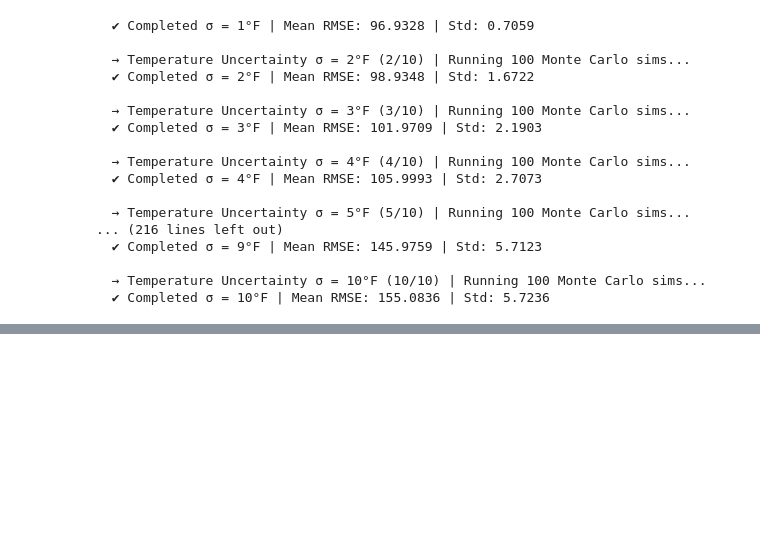
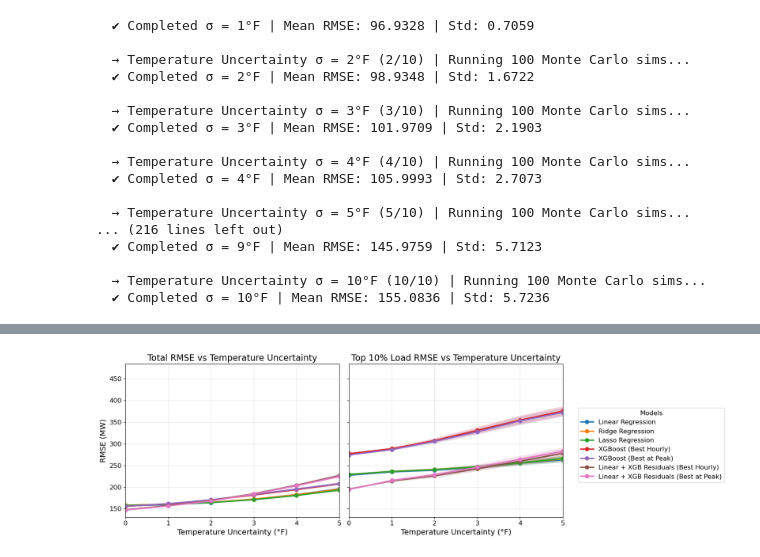
Before and after one commit to AmritpalSNijjar/load_forecasting, a Jupyter notebook: notebooks/day_ahead_model_analysis.ipynb, the cells around one changed output, grey strips where cells are left out. Cells and saved outputs as stored; diff of their text form; code cells hidden in the pictures; blank space fills up the shorter version.

```diff
--- a/notebooks/day_ahead_model_analysis.ipynb
+++ b/notebooks/day_ahead_model_analysis.ipynb
@@ -600,0 +565,7 @@ plt.show()
+# %%
+top_10_pct_load_df = pd.read_csv("../data/results/day_ahead_temp_uncertainty_filter_top_10_pct_load.csv")
+test_rmse = pd.read_csv("../data/results/day_ahead_temp_uncertainty_filter_none.csv")
+
+season_df = pd.read_csv("../data/results/day_ahead_temp_uncertainty_filter_season.csv")
+
+hour_df = pd.read_csv("../data/results/day_ahead_temp_uncertainty_filter_hour.csv")
@@ -600,0 +645,88 @@ plt.show()
+# %%
+import pandas as pd
+import matplotlib.pyplot as plt
+
+# Font and line settings (match seasonal plot)
+title_font = 16
+label_font = 14
+tick_font = 12
+legend_font = 12
+line_width = 2.5
+marker_size = 7
+alpha_std = 0.2  # transparency for std shading
+
+fig, axes = plt.subplots(1, 2, figsize=(14, 5), sharex=True, sharey=True)
+
+for model_name in model_names:
+
+    # Total RMSE with std
+    total_df = (
+        test_rmse[test_rmse["model_name"] == model_name]
+        [["temp_uncertainty", "test_error", "test_std"]]
+        .rename(columns={"test_error":"total_rmse", "test_std":"total_std"})
+        .copy()
+    )
+
+    # Top 10% RMSE with std
+    top_10_df = (
+        top_10_pct_load_df[top_10_pct_load_df["model_name"] == model_name]
+        [["temp_uncertainty", "test_error", "test_std"]]
+        .rename(columns={"test_error":"top_10_rmse", "test_std":"top_10_std"})
+        .copy()
+    )
+
+    label = model_name_to_title_dict[model_name]
+
+    # Left plot: Total RMSE
+    axes[0].plot(
+        total_df["temp_uncertainty"], total_df["total_rmse"],
+        marker="o", markersize=marker_size, linewidth=line_width, label=label
+    )
+    axes[0].fill_between(
+        total_df["temp_uncertainty"],
+        total_df["total_rmse"] - total_df["total_std"],
+        total_df["total_rmse"] + total_df["total_std"],
+        alpha=alpha_std
+    )
+
+    # Right plot: Top 10% RMSE
+    axes[1].plot(
+        top_10_df["temp_uncertainty"], top_10_df["top_10_rmse"],
+        marker="o", markersize=marker_size, linewidth=line_width, label=label
+    )
+    axes[1].fill_between(
+        top_10_df["temp_uncertainty"],
+        top_10_df["top_10_rmse"] - top_10_df["top_10_std"],
+        top_10_df["top_10_rmse"] + top_10_df["top_10_std"],
+        alpha=alpha_std
+    )
+
+# Formatting
+axes[0].set_title("Total RMSE vs Temperature Uncertainty", fontsize=title_font)
+axes[0].set_xlabel("Temperature Uncertainty (°F)", fontsize=label_font)
+axes[0].set_ylabel("RMSE (MW)", fontsize=label_font)
+axes[0].set_xlim(0, 5)
+axes[0].grid(True, alpha=0.3)
+axes[0].tick_params(axis='both', labelsize=tick_font)
+
+axes[1].set_title("Top 10% Load RMSE vs Temperature Uncertainty", fontsize=title_font)
+axes[1].set_xlabel("Temperature Uncertainty (°F)", fontsize=label_font)
+axes[1].set_xlim(0, 5)
+axes[1].grid(True, alpha=0.3)
+axes[1].tick_params(axis='both', labelsize=tick_font)
+
+# Shared legend outside the plots
+handles, labels = axes[0].get_legend_handles_labels()
+fig.legend(
+    handles, labels,
+    loc="center right",
+    bbox_to_anchor=(1.17, 0.5),
+    title="Models",
+    fontsize=legend_font,
+    title_fontsize=legend_font
+)
+
+plt.tight_layout(rect=[0, 0, 0.88, 1])
+plt.show()
+# %% [output]
+[figure, added]
```
Also changed, not shown: parts of 7 cells of this notebook, 6 other files.
